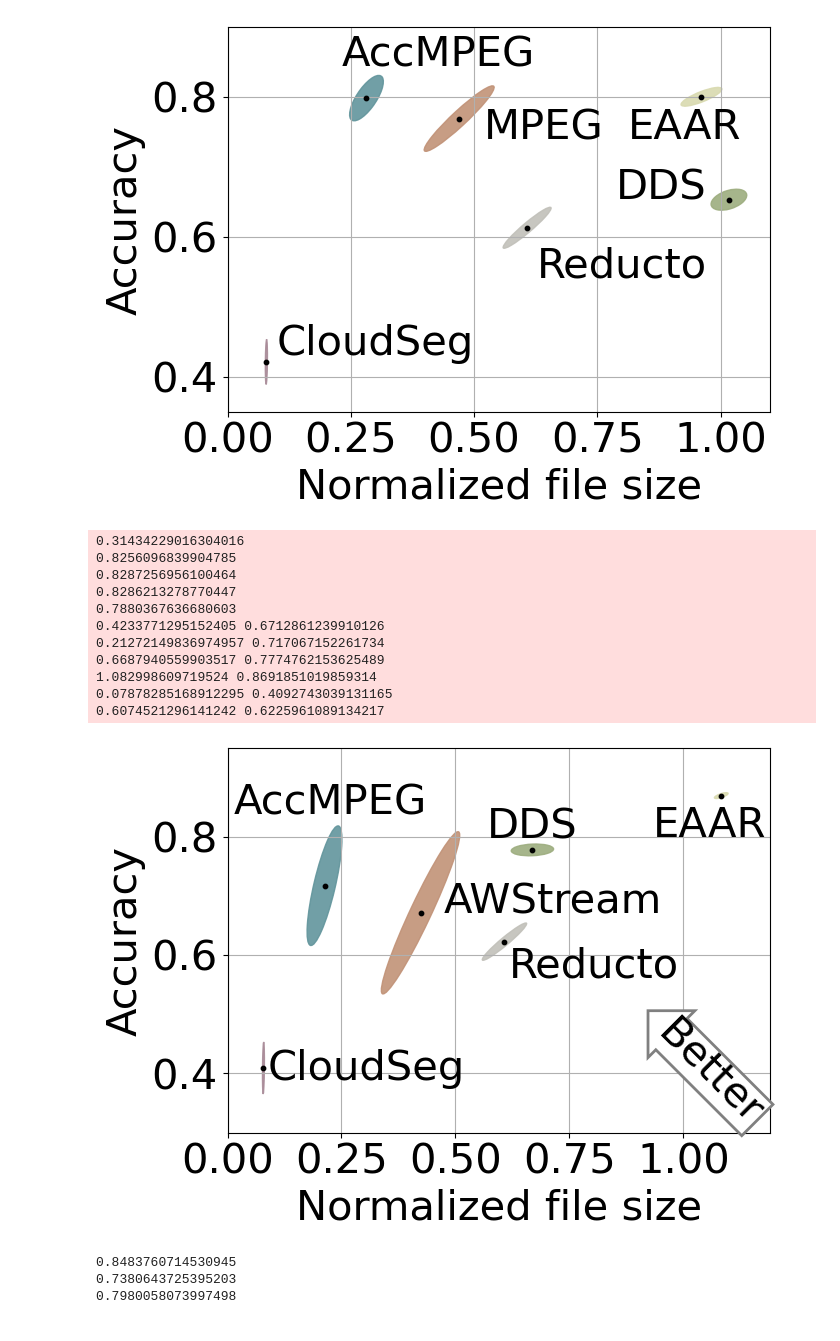
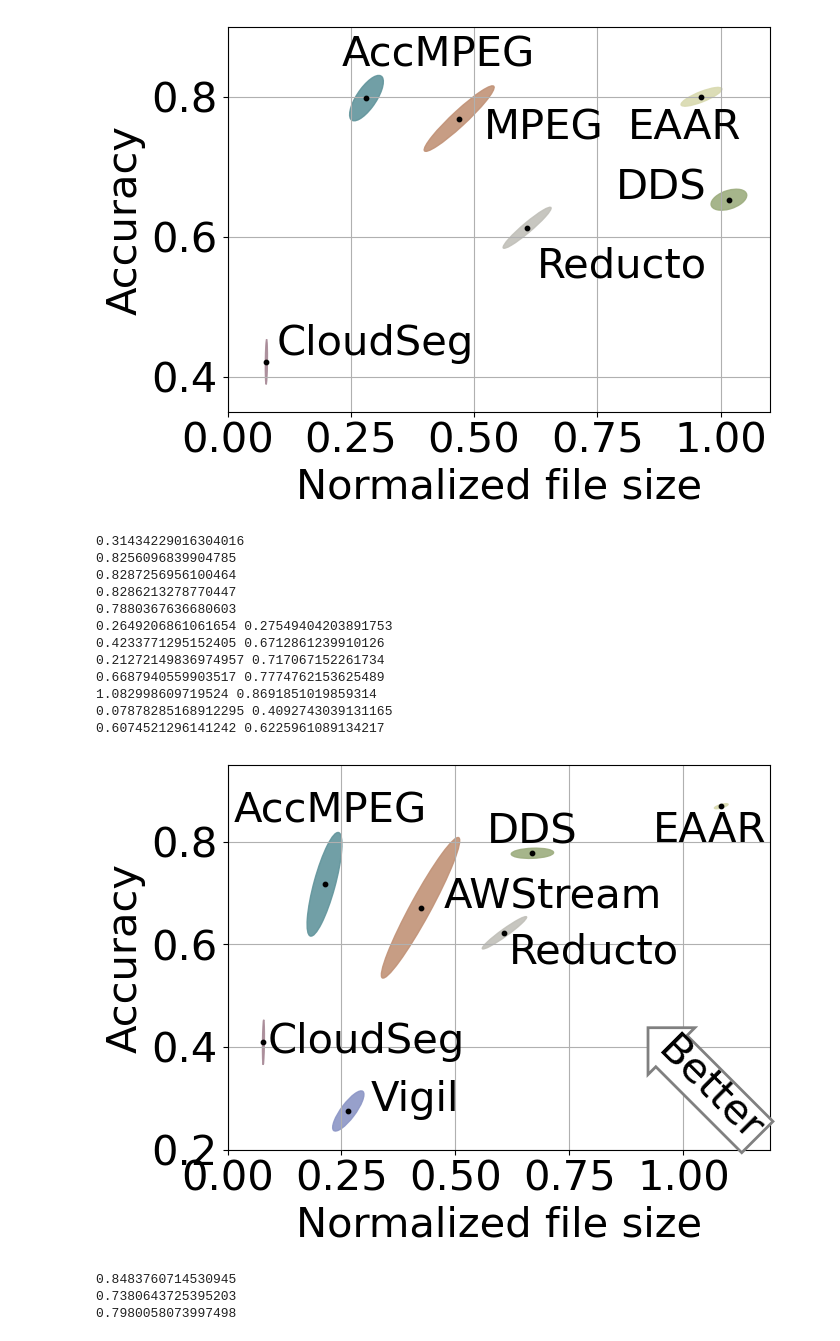
Before and after one commit to KuntaiDu/AccMPEG, a Jupyter notebook: plot.ipynb, the cells around one changed output. Saved outputs shown, nothing was run; the diff lists cells and outputs as text; code cells hidden in the pictures.

```diff
--- a/plot.ipynb
+++ b/plot.ipynb
@@ -13,6 +13,16 @@ colors = [
 '#a98b98', #cloudseg
 '#c1c0b9' # reducto
 ]
+
+new_colors = {
+    "mpeg": '#c19277',
+    "accmpeg": '#62959c',
+    "dds": '#9dad7f',
+    "eaar": '#d9dab0',
+    "cloudseg": '#a98b98',
+    "reducto": '#c1c0b9',
+    "vigil": "#8c96c6"
+}
 # %%
 
 import numpy as np
@@ -318,7 +333,7 @@ ddss = [filter([fmt % i, 'dds']) for i in ids]
 eaars = [filter([fmt % i, 'eaar']) for i in ids]
 cloudsegs = [filter([fmt % i, 'cloudseg', '40']) for i in ids]
 reductos = [filter([fmt % i, 'reducto', '28']) for i in ids]
-
+vigils = [filter([fmt % i, 'vigil']) for i in ids]
 
 mpegs = []
 for i, acc in zip(ids, accs):
@@ -342,11 +357,15 @@ ddss = transform(ddss)
 eaars = transform(eaars)
 cloudsegs = transform(cloudsegs)
 reductos = transform(reductos)
+vigils = transform(vigils)
 
 
 
 fig, ax = plt.subplots(figsize=(7, 5))
 ax.grid()
+
+x, y = add_data(ax, vigils, new_colors['vigil'])
+ax.text(x + 0.05, y - 0.0, 'Vigil')
 
 x, y = add_data(ax, mpegs, colors[0])
 ax.text(x + 0.05, y - 0.0, 'AWStream')
@@ -362,35 +381,36 @@ x, y = add_data(ax, reductos, colors[5])
 ax.text(x + 0.01, y - 0.06, 'Reducto')
 
 l, r = 0, 1.19
-b, u = 0.3, 0.95
+b, u = 0.2, 0.95
 
 ax.set_xlim(l,r)
 ax.set_ylim(b,u)
 ax.set_xticks([0, 0.25, 0.5, 0.75, 1.0])
 ax.set_xlabel('Normalized file size')
 ax.set_ylabel('Accuracy')
 
 bbox_props = dict(boxstyle="larrow", fc=(1,1,1), ec="grey", lw=2)
 t = ax.text(r,b, "Better", ha="right", va="bottom", rotation=-45,
             bbox=bbox_props)
 
 bb = t.get_bbox_patch()
 bb.set_boxstyle("larrow", pad=0.05)
 
 savefig('figs/detection_drone_FPN', fig)
 # %% [output]
 0.31434229016304016
 0.8256096839904785
 0.8287256956100464
 0.8286213278770447
 0.7880367636680603
+0.2649206861061654 0.27549404203891753
 0.4233771295152405 0.6712861239910126
 0.21272149836974957 0.717067152261734
 0.6687940559903517 0.7774762153625489
 1.082998609719524 0.8691851019859314
 0.07878285168912295 0.4092743039131165
 0.6074521296141242 0.6225961089134217
-[figure, old version]
+[figure, new version]
 # %%
 
 # plot dashcam for Fig18
```
Also changed, not shown: parts of 14 cells of this notebook, 30 other files.
